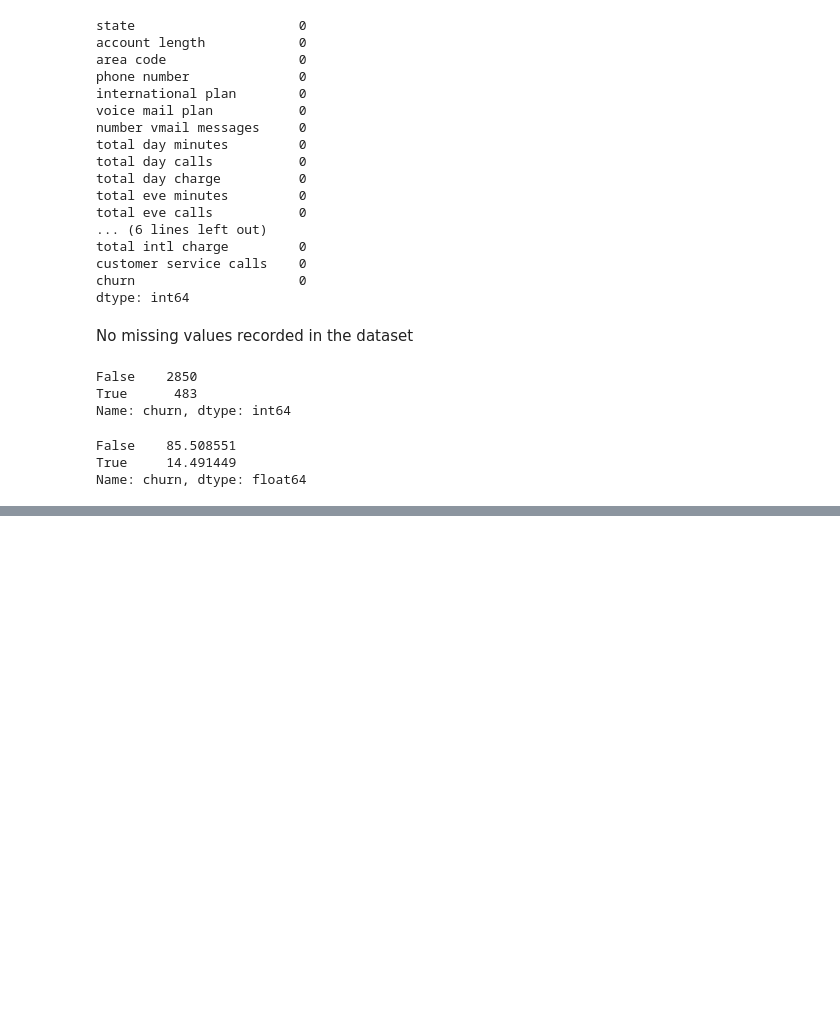
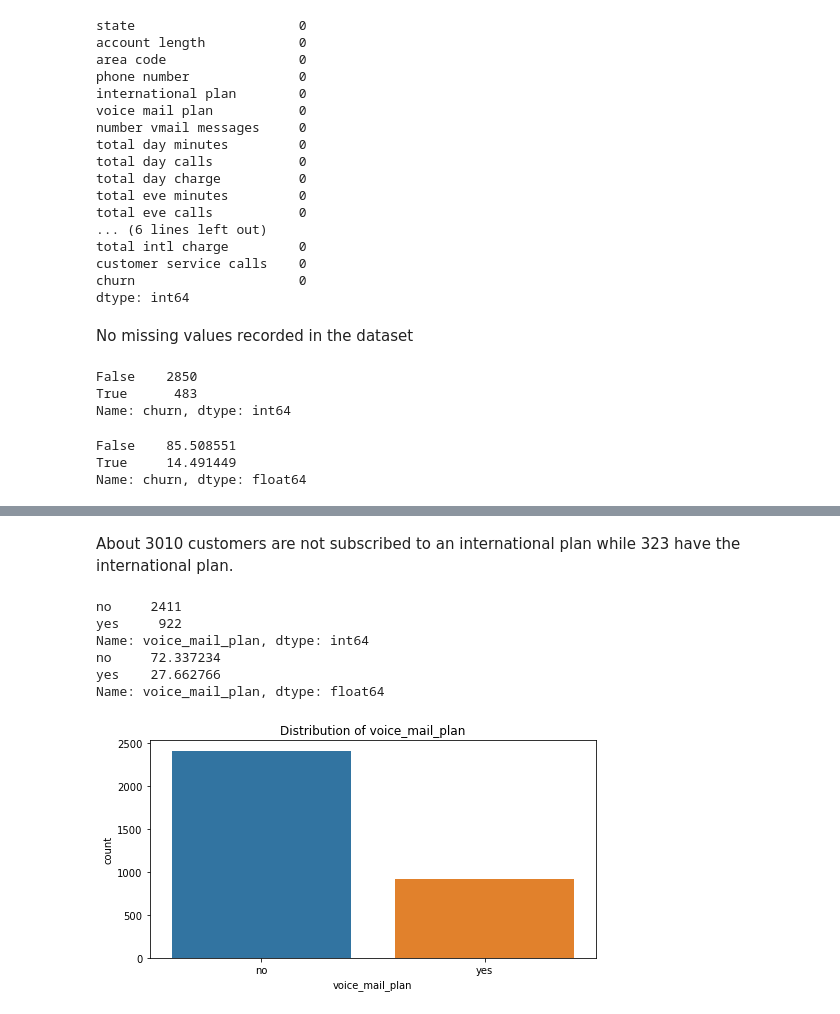
Before and after one commit to Limo-Vincent/Group_9_Phase_3_project, a Jupyter notebook: jupyter_notebook.ipynb, the cells around one changed output, grey strips where cells are left out. Saved outputs shown, nothing was run; the diff lists cells and outputs as text; code cells hidden in the pictures; blank space fills up the shorter version.

```diff
--- a/jupyter_notebook.ipynb
+++ b/jupyter_notebook.ipynb
@@ -159,0 +354,23 @@ Name: churn, dtype: float64
+# %% [markdown]
+About 3010 customers are not subscribed to an international plan while 323 have the international plan.
+# %%
+# Distribution of voice_mail_plan
+voicemail_plan = data["voice_mail_plan"].value_counts()
+print(voicemail_plan)
+
+voicemail_percentage = data["voice_mail_plan"].value_counts(normalize = True) * 100
+print(voicemail_percentage)
+
+# Visualize
+plt.figure(figsize = (8,4))
+sns.countplot(x = "voice_mail_plan", data = data)
+plt.title("Distribution of voice_mail_plan")
+plt.show()
+# %% [output]
+no     2411
+yes     922
+Name: voice_mail_plan, dtype: int64
+no     72.337234
+yes    27.662766
+Name: voice_mail_plan, dtype: float64
+[figure, added]
```
Also changed, not shown: parts of 71 cells of this notebook.
